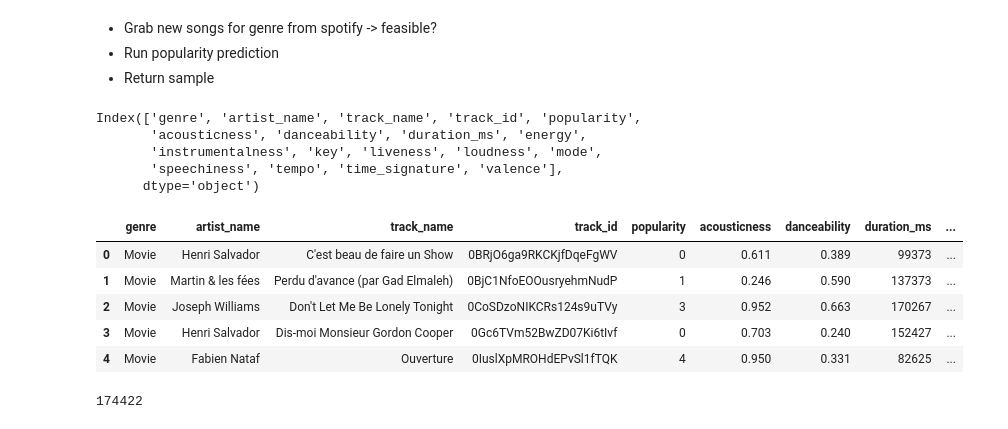
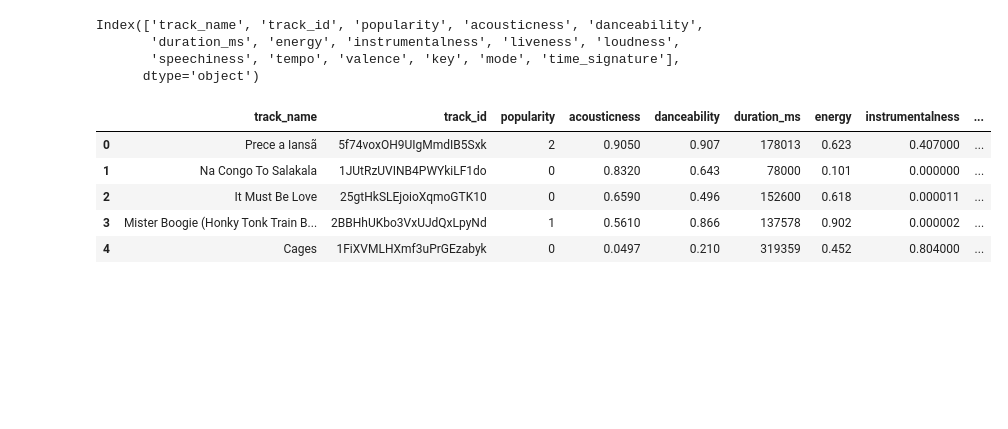
Before and after one commit to simonroedig/SongTreasure, a Jupyter notebook: model/prediction.ipynb, the cells around one changed output. Saved outputs shown, nothing was run; the diff lists cells and outputs as text; code cells hidden in the pictures; blank space fills up the shorter version.

Commit message:
Update prediction notebook

```diff
--- a/model/prediction.ipynb
+++ b/model/prediction.ipynb
@@ -1,7 +1,3 @@
-# %% [markdown]
-- Grab new songs for genre from spotify -> feasible?
-- Run popularity prediction
-- Return sample
 # %%
 import numpy as np
 import pandas as pd
@@ -9,29 +5,24 @@ import seaborn as sns
 from matplotlib import pyplot as plt
 %matplotlib inline
 # %%
-df = pd.read_csv('SpotifyFeatures.csv')
+df = pd.read_csv('all_songs.csv')
 print(df.columns)
 df.head()
 # %% [output]
-Index(['genre', 'artist_name', 'track_name', 'track_id', 'popularity',
-       'acousticness', 'danceability', 'duration_ms', 'energy',
-       'instrumentalness', 'key', 'liveness', 'loudness', 'mode',
-       'speechiness', 'tempo', 'time_signature', 'valence'],
+Index(['track_name', 'track_id', 'popularity', 'acousticness', 'danceability',
+       'duration_ms', 'energy', 'instrumentalness', 'liveness', 'loudness',
+       'speechiness', 'tempo', 'valence', 'key', 'mode', 'time_signature'],
       dtype='object')
-|  | genre | artist_name | track_name | track_id | popularity | acousticness | danceability | duration_ms | ... |
-| 0 | Movie | Henri Salvador | C'est beau de faire un Show | 0BRjO6ga9RKCKjfDqeFgWV | 0 | 0.611 | 0.389 | 99373 | ... |
-| 1 | Movie | Martin & les fées | Perdu d'avance (par Gad Elmaleh) | 0BjC1NfoEOOusryehmNudP | 1 | 0.246 | 0.590 | 137373 | ... |
-| 2 | Movie | Joseph Williams | Don't Let Me Be Lonely Tonight | 0CoSDzoNIKCRs124s9uTVy | 3 | 0.952 | 0.663 | 170267 | ... |
-| 3 | Movie | Henri Salvador | Dis-moi Monsieur Gordon Cooper | 0Gc6TVm52BwZD07Ki6tIvf | 0 | 0.703 | 0.240 | 152427 | ... |
-| 4 | Movie | Fabien Nataf | Ouverture | 0IuslXpMROHdEPvSl1fTQK | 4 | 0.950 | 0.331 | 82625 | ... |
+|  | track_name | track_id | popularity | acousticness | danceability | duration_ms | energy | instrumentalness | ... |
+| 0 | Prece a Iansã | 5f74voxOH9UIgMmdIB5Sxk | 2 | 0.9050 | 0.907 | 178013 | 0.623 | 0.407000 | ... |
+| 1 | Na Congo To Salakala | 1JUtRzUVINB4PWYkiLF1do | 0 | 0.8320 | 0.643 | 78000 | 0.101 | 0.000000 | ... |
+| 2 | It Must Be Love | 25gtHkSLEjoioXqmoGTK10 | 0 | 0.6590 | 0.496 | 152600 | 0.618 | 0.000011 | ... |
+| 3 | Mister Boogie (Honky Tonk Train B... | 2BBHhUKbo3VxUJdQxLpyNd | 1 | 0.5610 | 0.866 | 137578 | 0.902 | 0.000002 | ... |
+| 4 | Cages | 1FiXVMLHXmf3uPrGEzabyk | 0 | 0.0497 | 0.210 | 319359 | 0.452 | 0.804000 | ... |
 # %%
 df = df.dropna()
 df = df[df.time_signature != "0/4"][df.time_signature != "1/4"]
 df = df.sort_values(by="popularity", ascending=False).drop_duplicates('track_id', keep='first')
-
-len(df)
-# %% [output]
-174422
 # %%
 key_conversion = {"C": 0, "C#": 1, "D": 2, "D#": 3, "E": 4, "F": 5, "F#": 6, "G": 7, "G#": 8, "A": 9, "A#": 10, "B": 11}
 mode_conversion = {"Major": 1, "Minor": 0}
```
Also changed, not shown: parts of 18 cells of this notebook.
